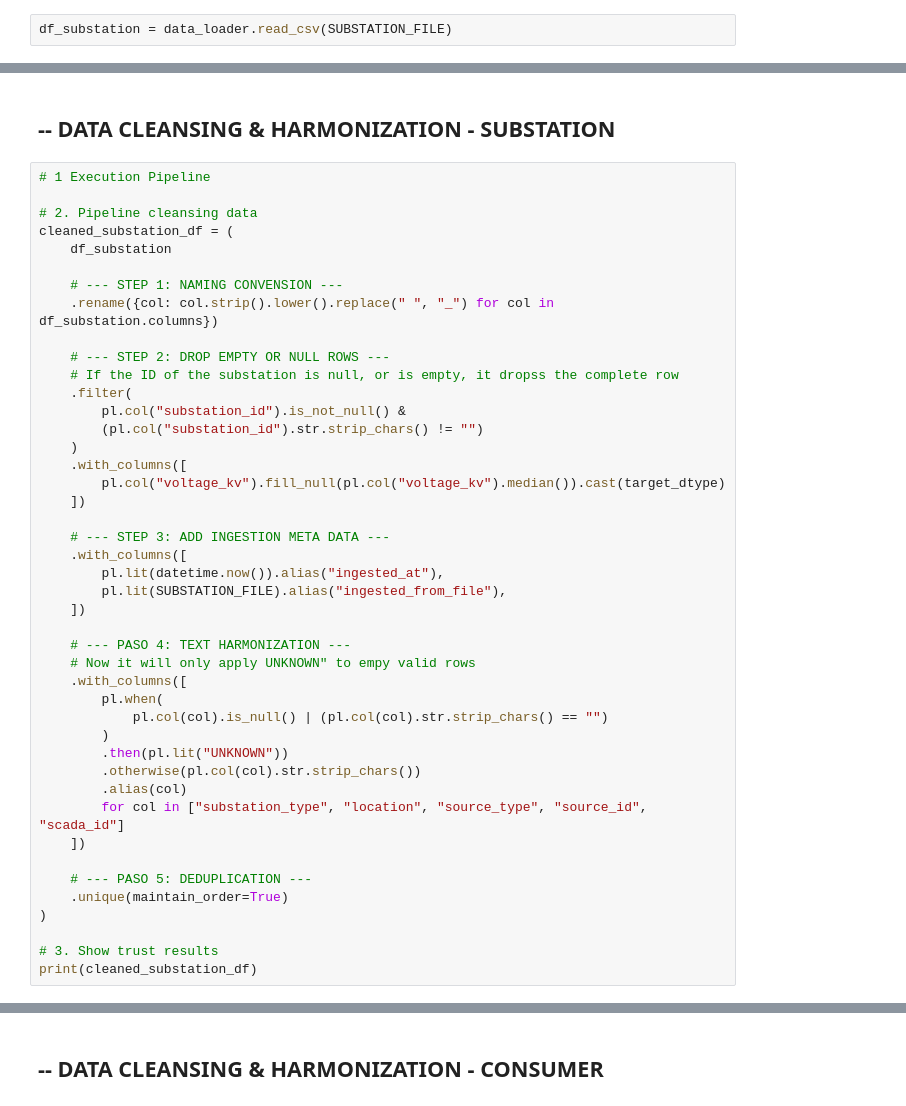
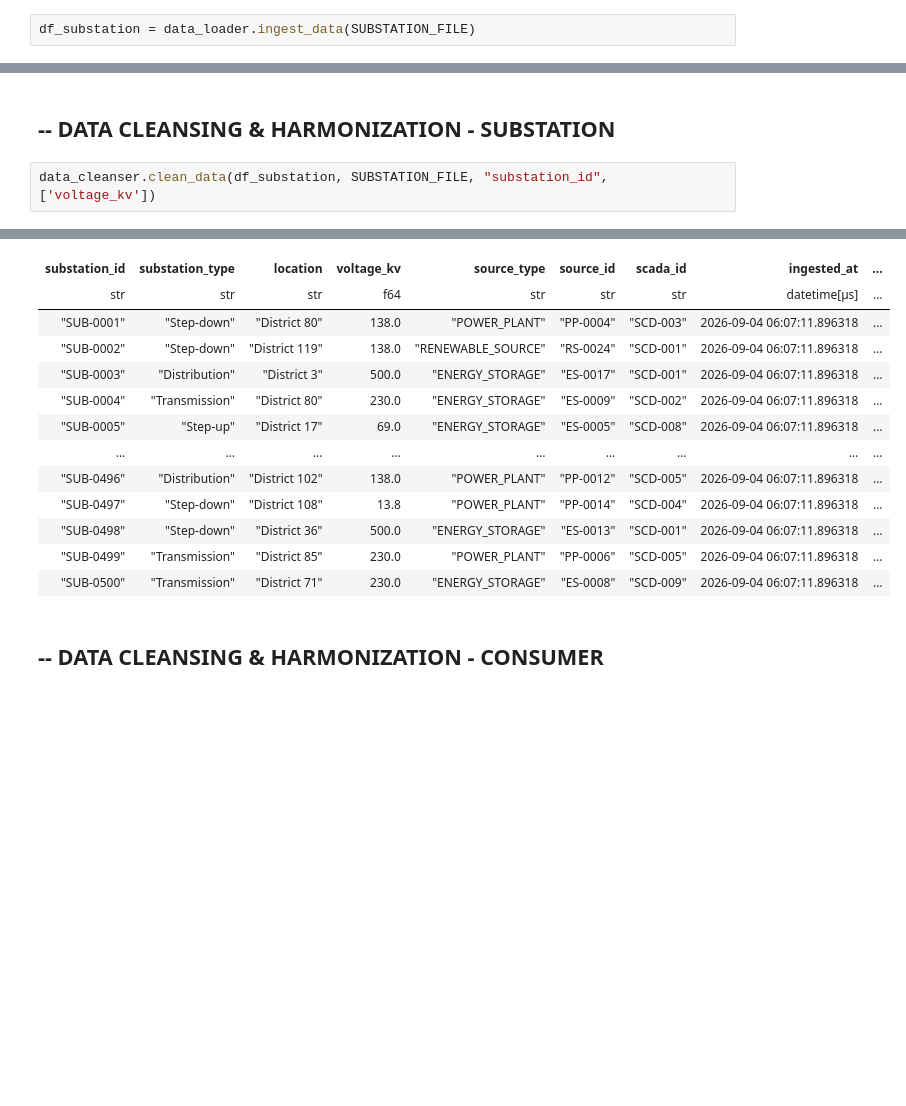
Before and after one commit to sagittarius-cae/analytics-energy-smart-grids, a Jupyter notebook: notebooks/14_ingest_and_clean_data.ipynb, the cells around one changed output, grey strips where cells are left out. Cells and saved outputs as stored; diff of their text form; blank space fills up the shorter version.

```diff
--- a/notebooks/14_ingest_and_clean_data.ipynb
+++ b/notebooks/14_ingest_and_clean_data.ipynb
@@ -45,3 +48,3 @@ df_utility_provider = data_loader.read_csv(UTILITY_PROVIDER_FILE)
 # %%
-df_substation = data_loader.read_csv(SUBSTATION_FILE)
+df_substation = data_loader.ingest_data(SUBSTATION_FILE)
 # %%
@@ -135,48 +85,6 @@ shape: (5, 5)
 # %% [markdown]
 ## -- DATA CLEANSING & HARMONIZATION   - SUBSTATION
 # %%
-# 1 Execution Pipeline
-
-# 2. Pipeline cleansing data
-cleaned_substation_df = (
-    df_substation
-
-    # --- STEP 1: NAMING CONVENSION ---
-    .rename({col: col.strip().lower().replace(" ", "_") for col in df_substation.columns})
-
-    # --- STEP 2: DROP EMPTY OR NULL ROWS ---
-    # If the ID of the substation is null, or is empty, it dropss the complete row
-    .filter(
-        pl.col("substation_id").is_not_null() &
-        (pl.col("substation_id").str.strip_chars() != "")
-    )
-    .with_columns([
-        pl.col("voltage_kv").fill_null(pl.col("voltage_kv").median()).cast(target_dtype)
-    ])
-
-    # --- STEP 3: ADD INGESTION META DATA ---
-    .with_columns([
-        pl.lit(datetime.now()).alias("ingested_at"),
-        pl.lit(SUBSTATION_FILE).alias("ingested_from_file"),
-    ])
-
-    # --- PASO 4: TEXT HARMONIZATION ---
-    # Now it will only apply UNKNOWN" to empy valid rows
-    .with_columns([
-        pl.when(
-            pl.col(col).is_null() | (pl.col(col).str.strip_chars() == "")
-        )
-        .then(pl.lit("UNKNOWN"))
-        .otherwise(pl.col(col).str.strip_chars())
-        .alias(col)
-        for col in ["substation_type", "location", "source_type", "source_id", "scada_id"]
-    ])
-
-    # --- PASO 5: DEDUPLICATION ---
-    .unique(maintain_order=True)
-)
-
-# 3. Show trust results
-print(cleaned_substation_df)
+data_cleanser.clean_data(df_substation, SUBSTATION_FILE, "substation_id", ['voltage_kv'])
 # %% [output]
 shape: (500, 9)
@@ -199,3 +91,16 @@ shape: (500, 9)
+| substation_id | substation_type | location | voltage_kv | source_type | source_id | scada_id | ingested_at | ... |
+| str | str | str | f64 | str | str | str | datetime[μs] | ... |
+| "SUB-0001" | "Step-down" | "District 80" | 138.0 | "POWER_PLANT" | "PP-0004" | "SCD-003" | 2026-09-04 06:07:11.896318 | ... |
+| "SUB-0002" | "Step-down" | "District 119" | 138.0 | "RENEWABLE_SOURCE" | "RS-0024" | "SCD-001" | 2026-09-04 06:07:11.896318 | ... |
+| "SUB-0003" | "Distribution" | "District 3" | 500.0 | "ENERGY_STORAGE" | "ES-0017" | "SCD-001" | 2026-09-04 06:07:11.896318 | ... |
+| "SUB-0004" | "Transmission" | "District 80" | 230.0 | "ENERGY_STORAGE" | "ES-0009" | "SCD-002" | 2026-09-04 06:07:11.896318 | ... |
+| "SUB-0005" | "Step-up" | "District 17" | 69.0 | "ENERGY_STORAGE" | "ES-0005" | "SCD-008" | 2026-09-04 06:07:11.896318 | ... |
+| … | … | … | … | … | … | … | … | ... |
+| "SUB-0496" | "Distribution" | "District 102" | 138.0 | "POWER_PLANT" | "PP-0012" | "SCD-005" | 2026-09-04 06:07:11.896318 | ... |
+| "SUB-0497" | "Step-down" | "District 108" | 13.8 | "POWER_PLANT" | "PP-0014" | "SCD-004" | 2026-09-04 06:07:11.896318 | ... |
+| "SUB-0498" | "Step-down" | "District 36" | 500.0 | "ENERGY_STORAGE" | "ES-0013" | "SCD-001" | 2026-09-04 06:07:11.896318 | ... |
+| "SUB-0499" | "Transmission" | "District 85" | 230.0 | "POWER_PLANT" | "PP-0006" | "SCD-005" | 2026-09-04 06:07:11.896318 | ... |
+| "SUB-0500" | "Transmission" | "District 71" | 230.0 | "ENERGY_STORAGE" | "ES-0008" | "SCD-009" | 2026-09-04 06:07:11.896318 | ... |
 # %% [markdown]
 ## -- DATA CLEANSING & HARMONIZATION   - CONSUMER
 # %%
```
Also changed, not shown: parts of 27 cells of this notebook.
